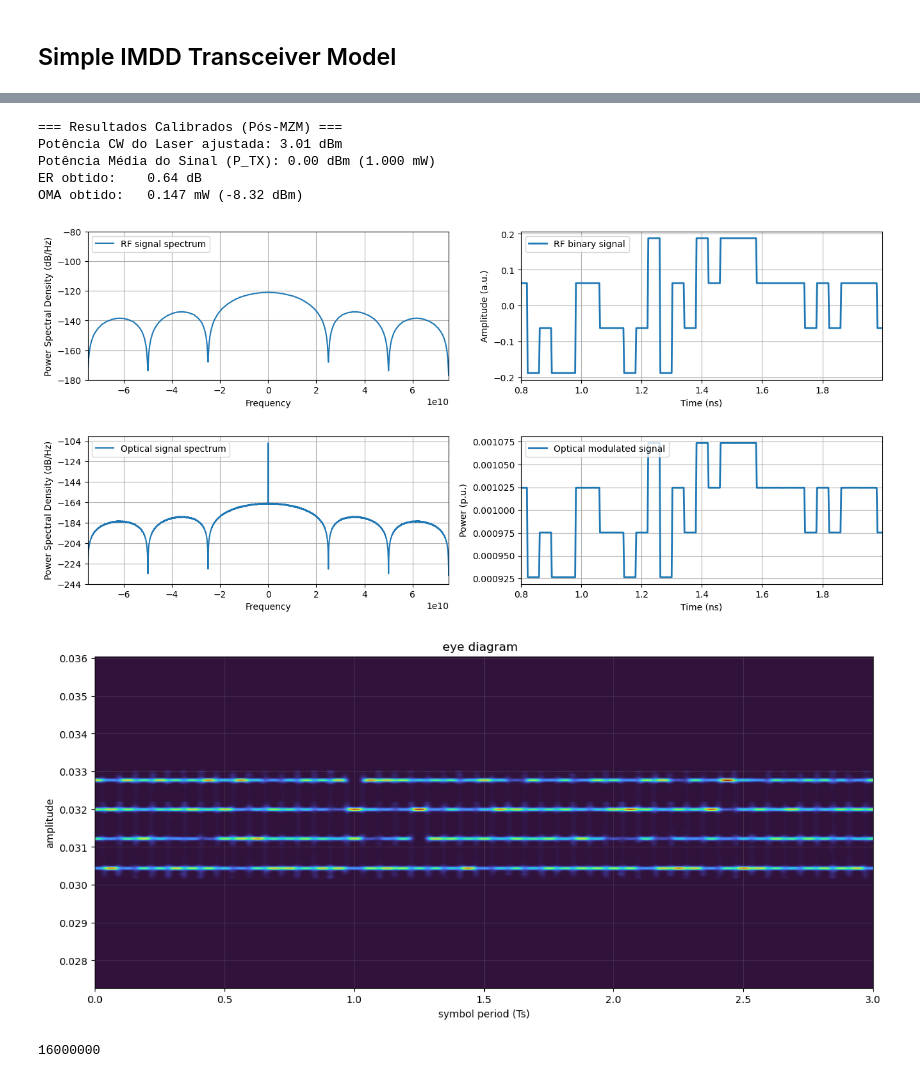
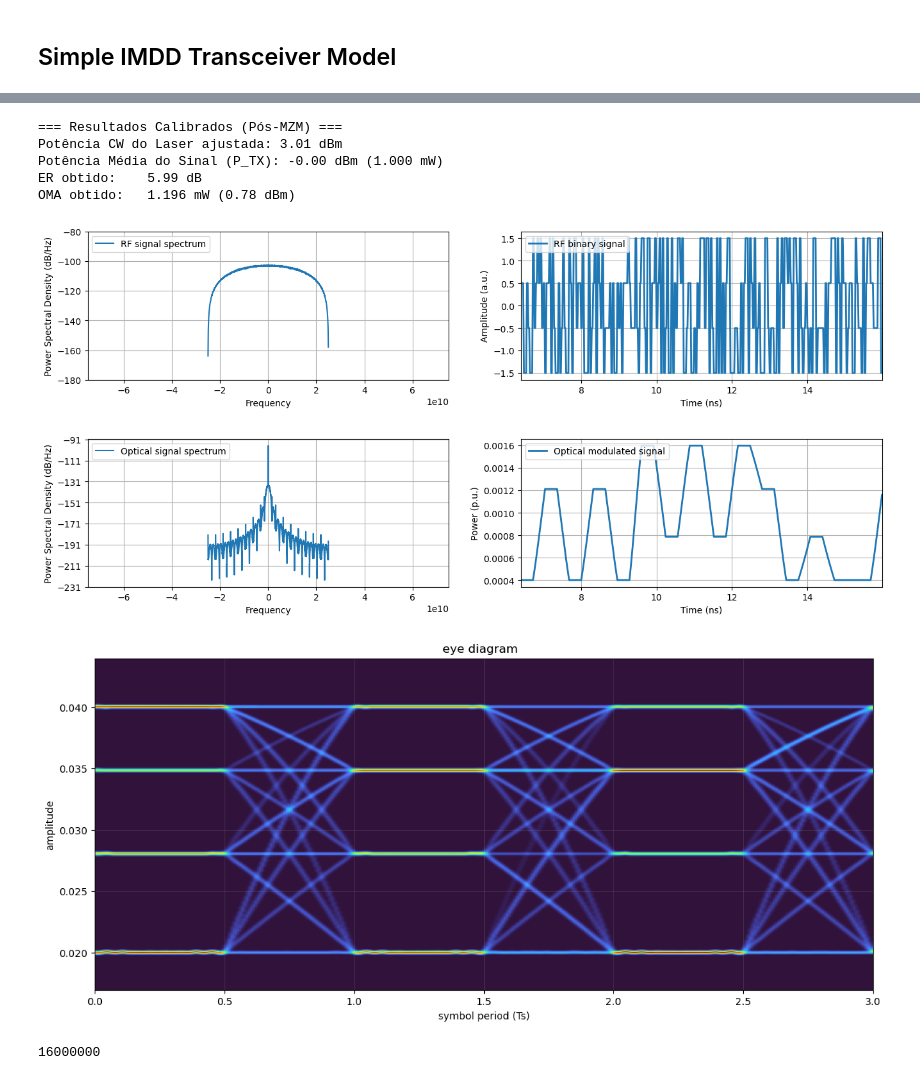
Before and after one commit to elmerfariass/Performance-Modeling-for-High-Capacity-IMDD-Systems, a Jupyter notebook: IMDD_Simulation/Section-II_Simulation.ipynb, the cells around one changed output, grey strips where cells are left out. Drawn from its saved outputs; the diff is of its cells as text; code cells hidden in the pictures.

```diff
--- a/IMDD_Simulation/Section-II_Simulation.ipynb
+++ b/IMDD_Simulation/Section-II_Simulation.ipynb
@@ -56,13 +56,13 @@ ER_lin = 10**(6/10)
 P_avg_alvo = 1.0
 
 #Sample Per Symbol
-SpS= 16
+SpS= 2
 
 # Sample Rate
 Fs= Rs*SpS
 n_dac = 16
 Res = 16
-DAC_ADC = False
+DAC_ADC = True
 
 #Sample Time
 Ts= 1/Fs
@@ -156,39 +156,39 @@ axs[0].set_xlim(-3*Rs,3*Rs)
 axs[0].set_ylim(-180,-80)
 axs[0].psd(signal_Tx,Fs=Fs, NFFT = 2*1024, sides='twosided', label = 'RF signal spectrum')
 axs[0].legend(loc='upper left')
 
 axs[1].plot(t, signal_Tx[interval], label = 'RF binary signal', linewidth=2)
 axs[1].set_ylabel('Amplitude (a.u.)')
 axs[1].set_xlabel('Time (ns)')
 axs[1].set_xlim(min(t),max(t))
 axs[1].legend(loc='upper left')
 axs[1].grid()
 
 fig, axs = plt.subplots(1, 2, figsize=(16,3))
 # plot psd
 axs[0].set_xlim(-3*Rs,3*Rs)
 axs[0].psd(signal_optTx, Fs=Fs, NFFT = 16*1024, sides='twosided', label = 'Optical signal spectrum')
 axs[0].legend(loc='upper left')
 
 axs[1].plot(t, np.abs(signal_optTx[interval])**2, label = 'Optical modulated signal', linewidth=2)
 axs[1].set_ylabel('Power (p.u.)')
 axs[1].set_xlabel('Time (ns)')
 axs[1].set_xlim(min(t),max(t))
 axs[1].legend(loc='upper left')
 axs[1].grid()
 plt.rcParams['figure.figsize'] = (14, 6)
 
 
 eyediagram(np.real(signal_optTx), len(signal_optTx), n_dac*SpS ,ptype = 'fancy')
 # %% [output]
 === Resultados Calibrados (Pós-MZM) ===
 Potência CW do Laser ajustada: 3.01 dBm
-Potência Média do Sinal (P_TX): 0.00 dBm (1.000 mW)
-ER obtido:    0.64 dB
-OMA obtido:   0.147 mW (-8.32 dBm)
+Potência Média do Sinal (P_TX): -0.00 dBm (1.000 mW)
+ER obtido:    5.99 dB
+OMA obtido:   1.196 mW (0.78 dBm)
-[figure, old version]
+[figure, new version]
-[figure, old version]
+[figure, new version]
-[figure, old version]
+[figure, new version]
 # %%
 def superGauss(f, n, B_3dB):
     '''
```
Also changed, not shown: parts of 2 cells of this notebook.
